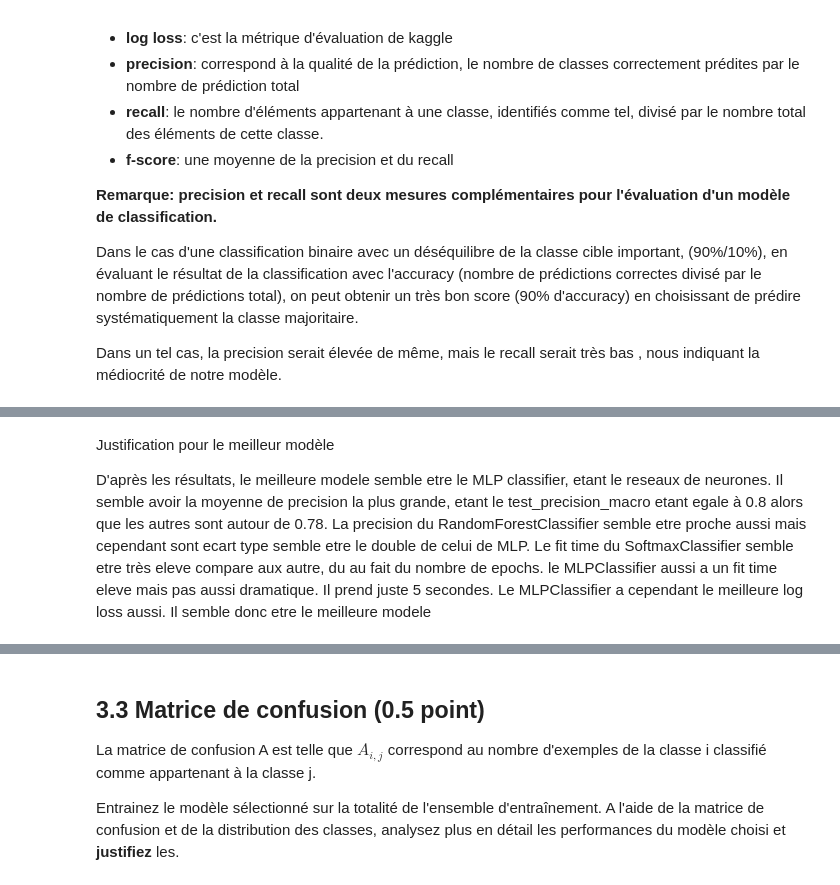
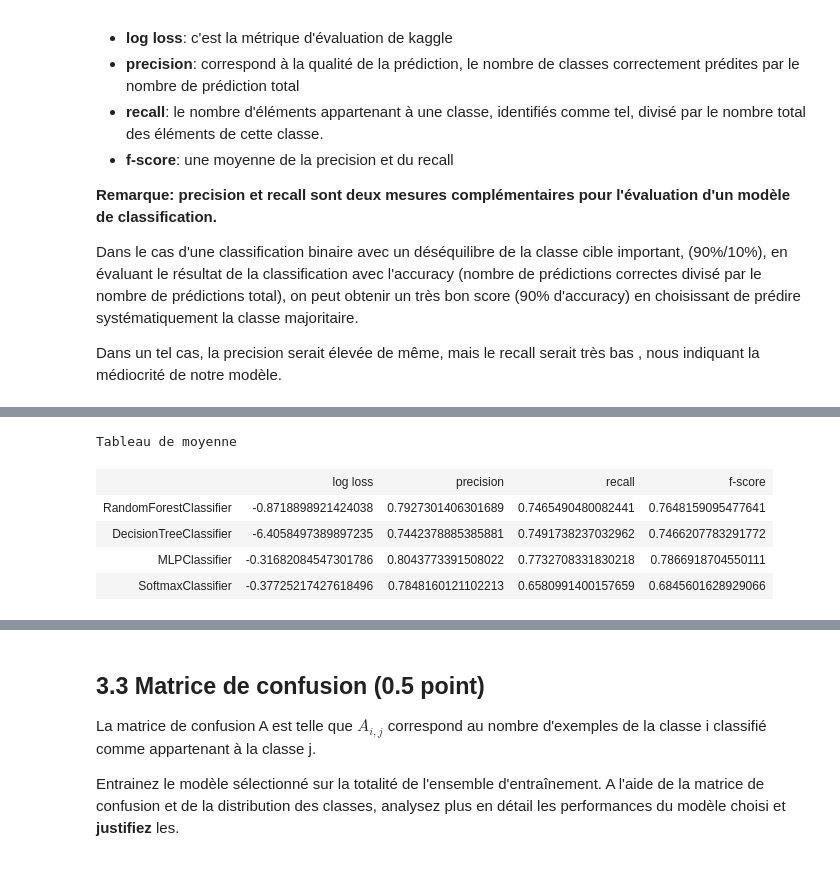
Before and after one commit to ayoubelasryRoot/INF8215, a Jupyter notebook: tp3/TP3_AyoubElAsry_MarcElKhoury.ipynb, the cells around one changed output, grey strips where cells are left out. Saved outputs shown, nothing was run; the diff lists cells and outputs as text; code cells hidden in the pictures.

Commit message:
create  a table for mean and sd to choose best model

```diff
--- a/tp3/TP3_AyoubElAsry_MarcElKhoury.ipynb
+++ b/tp3/TP3_AyoubElAsry_MarcElKhoury.ipynb
@@ -579,8 +579,8 @@ https://pandas.pydata.org/pandas-docs/version/0.23/generated/pandas.DataFrame.ht
 import pandas as pd
 from sklearn.preprocessing import OneHotEncoder
 
-PATH = "C:/Users/USER/Desktop/INF8215/INF8215/tp3/" # changer le path avec votre path
-X_train = pd.read_csv(PATH + "train.csv", encoding="utf-8-sig")
-X_test = pd.read_csv(PATH + "test.csv")
+# changer le path avec votre path
+X_train = pd.read_csv("./train.csv", encoding="utf-8-sig")
+X_test = pd.read_csv("./test.csv")
 # %% [markdown]
 #### 5 premiers exemples de l'ensemble d'entraînement
@@ -621,7 +608,7 @@ X_test.head(5)
 #### 5 premiers exemples de l'attribut à prédire
 # %%
 #uniformisons les donnees pour avoir seulement 2 classes
-X_train['Income'] = [ '<=50K' if (x.strip() == '<=50K.' or x.strip() == '<=50K') else '>50K' for x in X_train['Income']]
+X_train['Income'] = [ '<=50K' if '<=' in x else '>50K' for x in X_train['Income']]
 y_train = X_train['Income']
 y_train.head()
 # %% [output]
@@ -921,4 +909,4 @@ models = [
 
 scoring = ['neg_log_loss', 'precision_macro','recall_macro','f1_macro']
 
-compare(models,X_train_preprocess.to_numpy(),y_train_label,nb_run, scoring)
+scores = compare(models,X_train_preprocess.to_numpy(),y_train_label,nb_run, scoring)
@@ -943,4 +913,39 @@ compare(models,X_train_preprocess.to_numpy(),y_train_label,nb_run, scoring)
-# %% [markdown]
-Justification pour le meilleur modèle
-
-D'après les résultats, le meilleure modele semble etre le MLP classifier, etant le reseaux de neurones. Il semble avoir la moyenne de precision la plus grande, etant le test_precision_macro etant egale à 0.8 alors que les autres sont autour de 0.78. La precision du RandomForestClassifier semble etre proche aussi mais cependant sont ecart type semble etre le double de celui de MLP. Le fit time du SoftmaxClassifier semble etre très eleve compare aux autre, du au fait du nombre de epochs. le MLPClassifier aussi a un fit time eleve mais pas aussi dramatique. Il prend juste 5 secondes. Le MLPClassifier a cependant le meilleure log loss aussi. Il semble donc etre le meilleure modele
+# %%
+keys = [
+    'test_neg_log_loss',
+    'test_precision_macro',
+    'test_recall_macro',
+    'test_f1_macro'
+]
+
+new_scores_mean = []
+new_scores_sd = []
+for score in scores:
+    current_new_score_mean = []
+    current_new_score_sd = []
+    for key in keys:
+        current_new_score_mean.append(score[key]['mean'])
+        current_new_score_sd.append(score[key]['standardDeviation'])
+    new_scores_sd.append(current_new_score_sd)
+    new_scores_mean.append(current_new_score_mean)
+# %%
+from IPython.display import HTML, display
+import tabulate
+
+# Tableau de moyenne
+table = [
+    ["","log loss","precision","recall", "f-score"],
+    ["RandomForestClassifier",new_scores_mean[0][0], new_scores_mean[0][1], new_scores_mean[0][2], new_scores_mean[0][3]],
+    ["DecisionTreeClassifier",new_scores_mean[1][0], new_scores_mean[1][1], new_scores_mean[1][2], new_scores_mean[1][3]],
+    ["MLPClassifier",         new_scores_mean[2][0], new_scores_mean[2][1], new_scores_mean[2][2], new_scores_mean[2][3]],
+    ["SoftmaxClassifier",     new_scores_mean[3][0], new_scores_mean[3][1], new_scores_mean[3][2], new_scores_mean[3][3]]
+]
+print("Tableau de moyenne")
+display(HTML(tabulate.tabulate(table, tablefmt='html', colalign=("left", "center", "center", "center", "center"))))
+# %% [output]
+Tableau de moyenne
+|  | log loss | precision | recall | f-score |
+| RandomForestClassifier | -0.8718898921424038 | 0.7927301406301689 | 0.7465490480082441 | 0.7648159095477641 |
+| DecisionTreeClassifier | -6.4058497389897235 | 0.7442378885385881 | 0.7491738237032962 | 0.7466207783291772 |
+| MLPClassifier | -0.31682084547301786 | 0.8043773391508022 | 0.7732708331830218 | 0.7866918704550111 |
+| SoftmaxClassifier | -0.37725217427618496 | 0.7848160121102213 | 0.6580991400157659 | 0.6845601628929066 |
```
Also changed, not shown: parts of 10 cells of this notebook.
